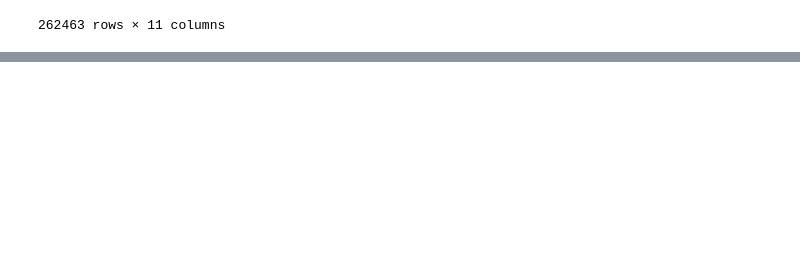
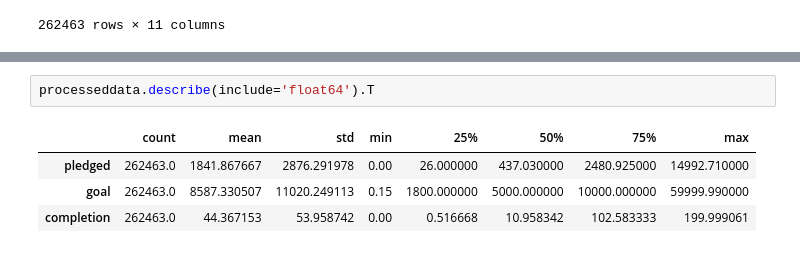
Before and after one commit to data301-2021-winter1/project-group07-project, a Jupyter notebook: notebooks/analysis2.ipynb, the cells around one changed output, grey strips where cells are left out. Cells and saved outputs as stored; diff of their text form; blank space fills up the shorter version.

```diff
--- a/notebooks/analysis2.ipynb
+++ b/notebooks/analysis2.ipynb
@@ -264,0 +275,7 @@ processeddata
+# %%
+processeddata.describe(include='float64').T
+# %% [output]
+|  | count | mean | std | min | 25% | 50% | 75% | max |
+| pledged | 262463.0 | 1841.867667 | 2876.291978 | 0.00 | 26.000000 | 437.030000 | 2480.925000 | 14992.710000 |
+| goal | 262463.0 | 8587.330507 | 11020.249113 | 0.15 | 1800.000000 | 5000.000000 | 10000.000000 | 59999.990000 |
+| completion | 262463.0 | 44.367153 | 53.958742 | 0.00 | 0.516668 | 10.958342 | 102.583333 | 199.999061 |
```
Also changed, not shown: parts of 5 cells of this notebook.
